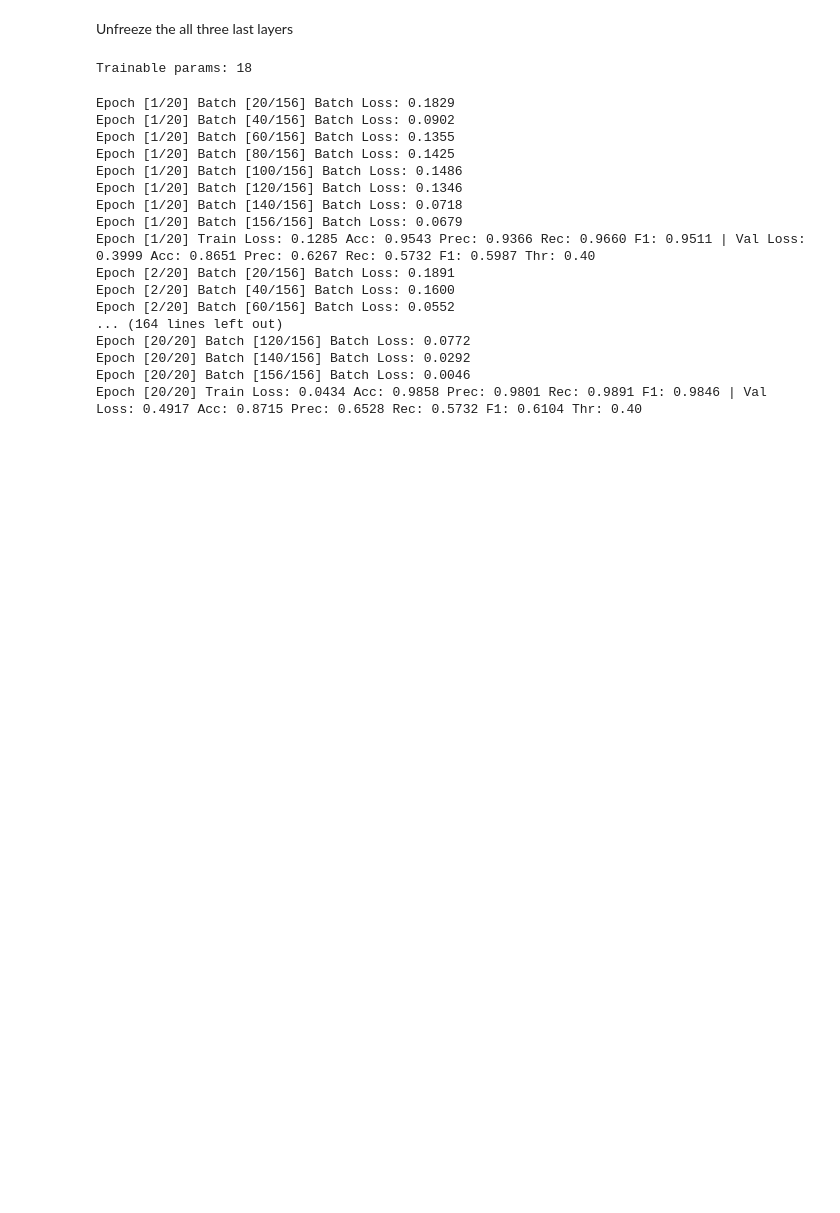
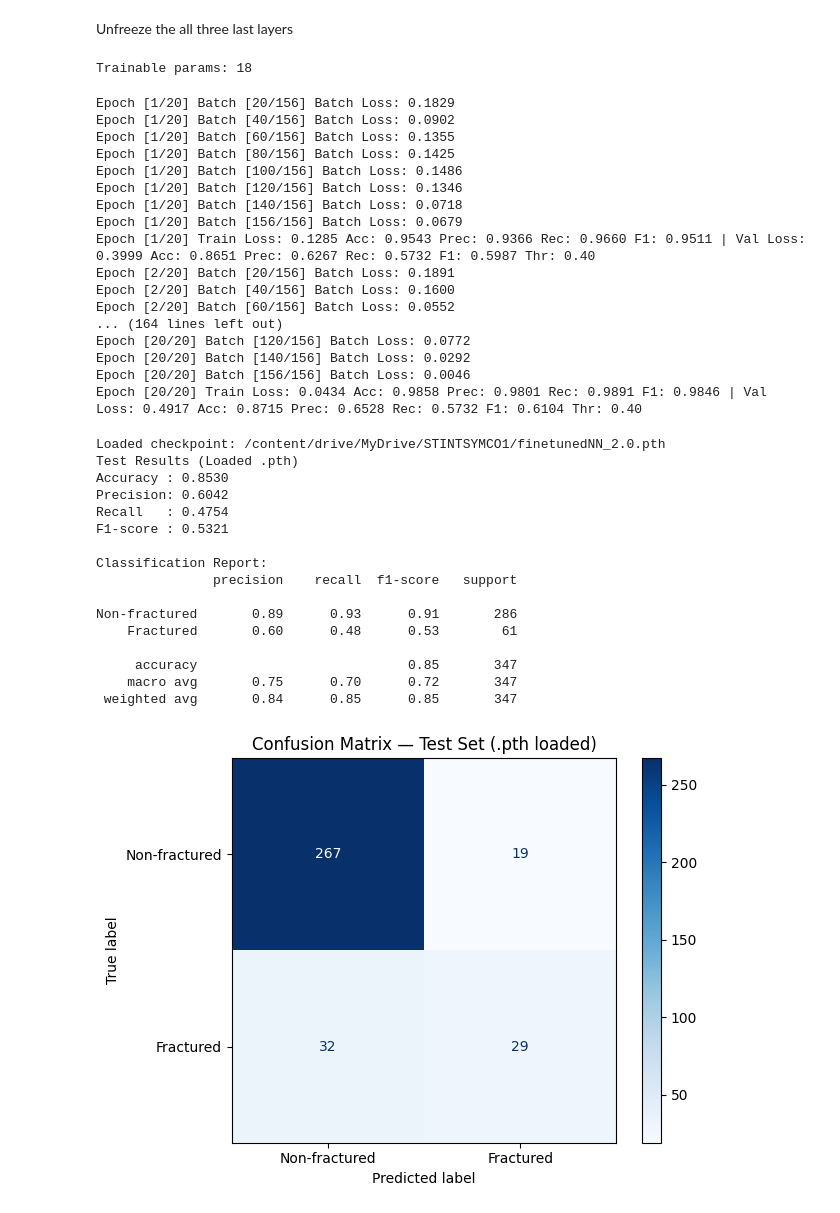
Before and after one commit to hootawsneaks/STINTSYMCO1, a Jupyter notebook: NeuralNetworkModel/NN.ipynb, the cells around one changed output. Drawn from its saved outputs; the diff is of its cells as text; code cells hidden in the pictures; blank space fills up the shorter version.

```diff
--- a/NeuralNetworkModel/NN.ipynb
+++ b/NeuralNetworkModel/NN.ipynb
@@ -530,3 +530,79 @@ Epoch [20/20] Batch [120/156] Batch Loss: 0.0772
 Epoch [20/20] Batch [140/156] Batch Loss: 0.0292
 Epoch [20/20] Batch [156/156] Batch Loss: 0.0046
 Epoch [20/20] Train Loss: 0.0434 Acc: 0.9858 Prec: 0.9801 Rec: 0.9891 F1: 0.9846 | Val Loss: 0.4917 Acc: 0.8715 Prec: 0.6528 Rec: 0.5732 F1: 0.6104 Thr: 0.40
+# %%
+from pathlib import Path
+from sklearn.metrics import classification_report, confusion_matrix, ConfusionMatrixDisplay
+
+# Set this to the checkpoint you want to evaluate
+checkpoint_path = Path("/content/drive/MyDrive/STINTSYMCO1/finetunedNN_2.0.pth")
+
+if not checkpoint_path.exists():
+    raise FileNotFoundError(f"Checkpoint not found: {checkpoint_path}")
+
+ckpt = torch.load(checkpoint_path, map_location=device)
+state_dict = ckpt["state_dict"] if isinstance(ckpt, dict) and "state_dict" in ckpt else ckpt
+model.load_state_dict(state_dict)
+
+model = model.to(device)
+model.eval()
+print(f"Loaded checkpoint: {checkpoint_path}")
+
+test_accuracy = BinaryAccuracy().to(device)
+test_precision = BinaryPrecision().to(device)
+test_recall = BinaryRecall().to(device)
+test_f1 = BinaryF1Score().to(device)
+
+all_test_labels = []
+all_test_preds = []
+
+with torch.no_grad():
+    for images, labels in test_loader:
+        images = images.to(device)
+        labels = labels.to(device).long()
+
+        logits = model(images).flatten()
+        probs = torch.sigmoid(logits)
+        preds = (probs >= 0.40).long()
+
+        test_accuracy.update(preds, labels)
+        test_precision.update(preds, labels)
+        test_recall.update(preds, labels)
+        test_f1.update(preds, labels)
+
+        all_test_labels.extend(labels.cpu().numpy())
+        all_test_preds.extend(preds.cpu().numpy())
+
+print("Test Results (Loaded .pth)")
+print(f"Accuracy : {test_accuracy.compute().item():.4f}")
+print(f"Precision: {test_precision.compute().item():.4f}")
+print(f"Recall   : {test_recall.compute().item():.4f}")
+print(f"F1-score : {test_f1.compute().item():.4f}")
+
+print("\nClassification Report:")
+print(classification_report(all_test_labels, all_test_preds, target_names=["Non-fractured", "Fractured"]))
+
+cm = confusion_matrix(all_test_labels, all_test_preds)
+disp = ConfusionMatrixDisplay(confusion_matrix=cm, display_labels=["Non-fractured", "Fractured"] )
+disp.plot(cmap="Blues")
+plt.title("Confusion Matrix — Test Set (.pth loaded)")
+plt.tight_layout()
+plt.show()
+# %% [output]
+Loaded checkpoint: /content/drive/MyDrive/STINTSYMCO1/finetunedNN_2.0.pth
+Test Results (Loaded .pth)
+Accuracy : 0.8530
+Precision: 0.6042
+Recall   : 0.4754
+F1-score : 0.5321
+
+Classification Report:
+               precision    recall  f1-score   support
+
+Non-fractured       0.89      0.93      0.91       286
+    Fractured       0.60      0.48      0.53        61
+
+     accuracy                           0.85       347
+    macro avg       0.75      0.70      0.72       347
+ weighted avg       0.84      0.85      0.85       347
+[figure, added]
```
Also changed, not shown: parts of 2 cells of this notebook.
